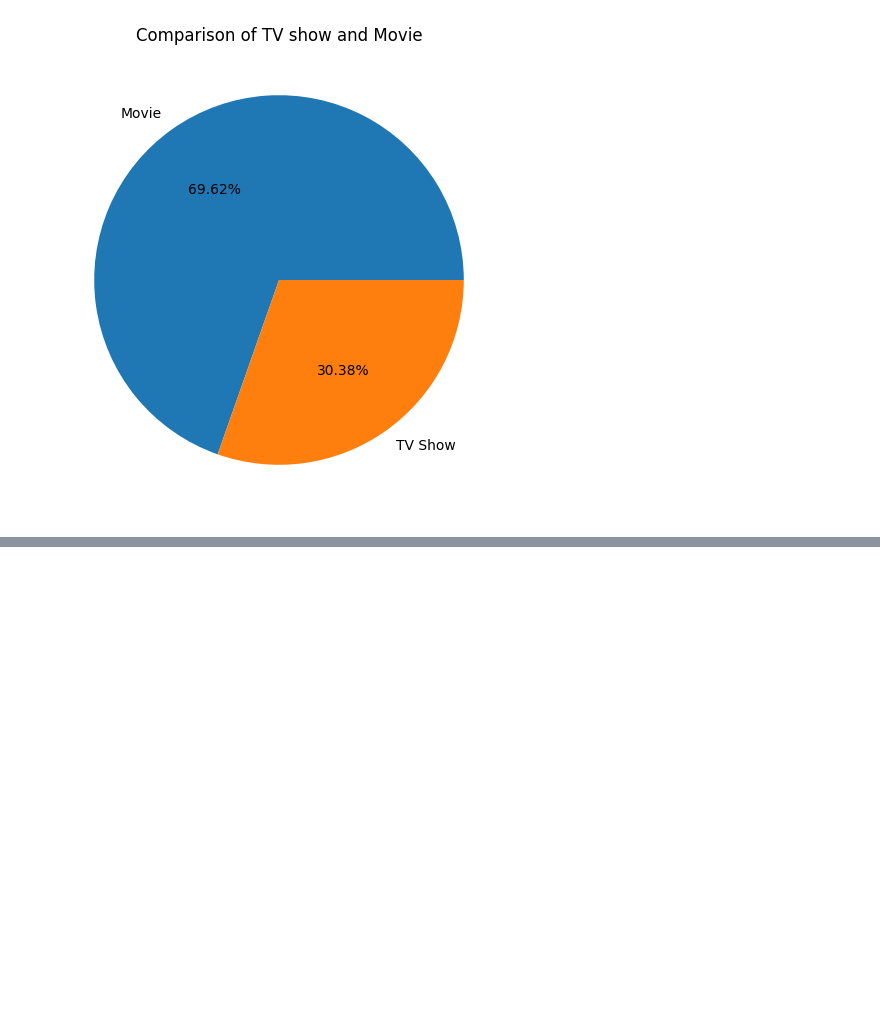
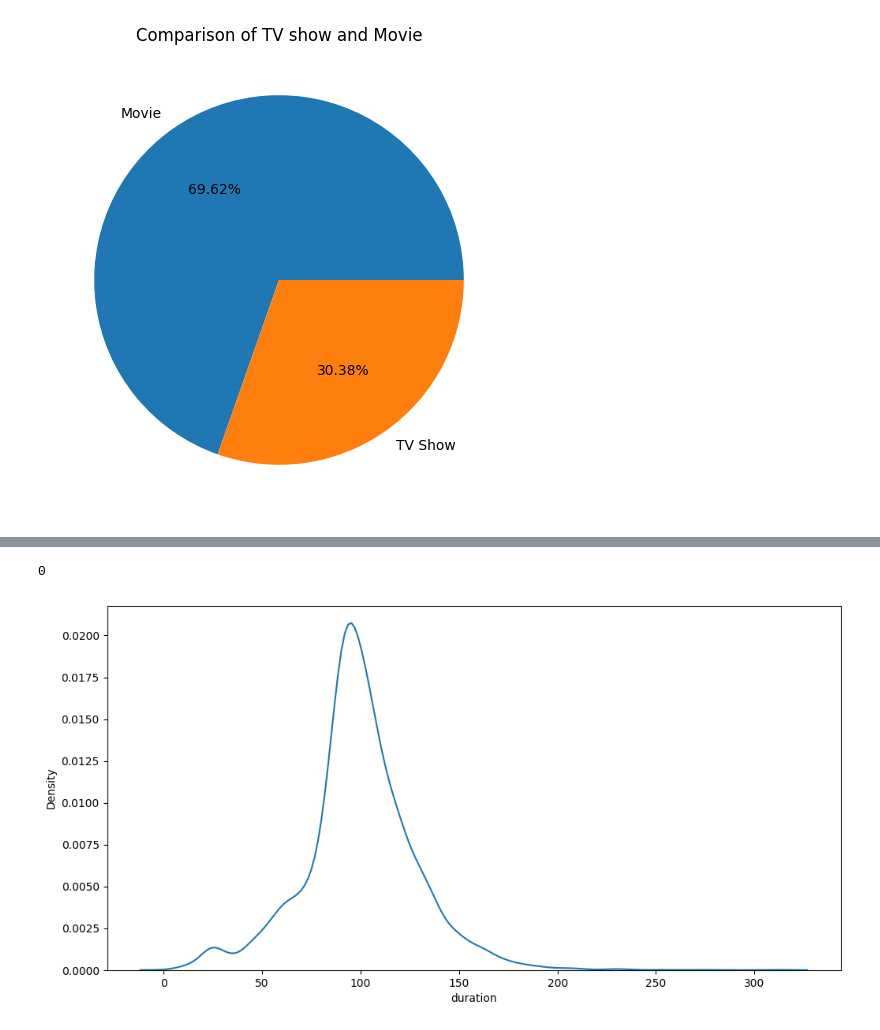
Before and after one commit to srieesh20/Business-Case-study, a Jupyter notebook: Netflix.ipynb, the cells around one changed output, grey strips where cells are left out. Saved outputs shown, nothing was run; the diff lists cells and outputs as text; code cells hidden in the pictures; blank space fills up the shorter version.

```diff
--- a/Netflix.ipynb
+++ b/Netflix.ipynb
@@ -158,0 +233,3 @@ plt.show()
+# %%
+movies['duration']=pd.to_numeric(movies['duration'].str.replace(' min',''))
+movies['duration']
@@ -158,0 +254,6 @@ plt.show()
+# %%
+
+
+median_duration=movies['duration'].median()
+movies['duration']=movies['duration'].fillna(median_duration)
+movies['duration']=movies['duration'].astype(int)
@@ -158,0 +271,11 @@ plt.show()
+# %%
+
+movies['duration'].isna().sum()
+# %% [output]
+0
+# %%
+plt.figure(figsize=(12,6))
+sns.kdeplot(movies,x=movies['duration'])
+plt.show()
+# %% [output]
+[figure, added]
```
Also changed, not shown: parts of 9 cells of this notebook.
